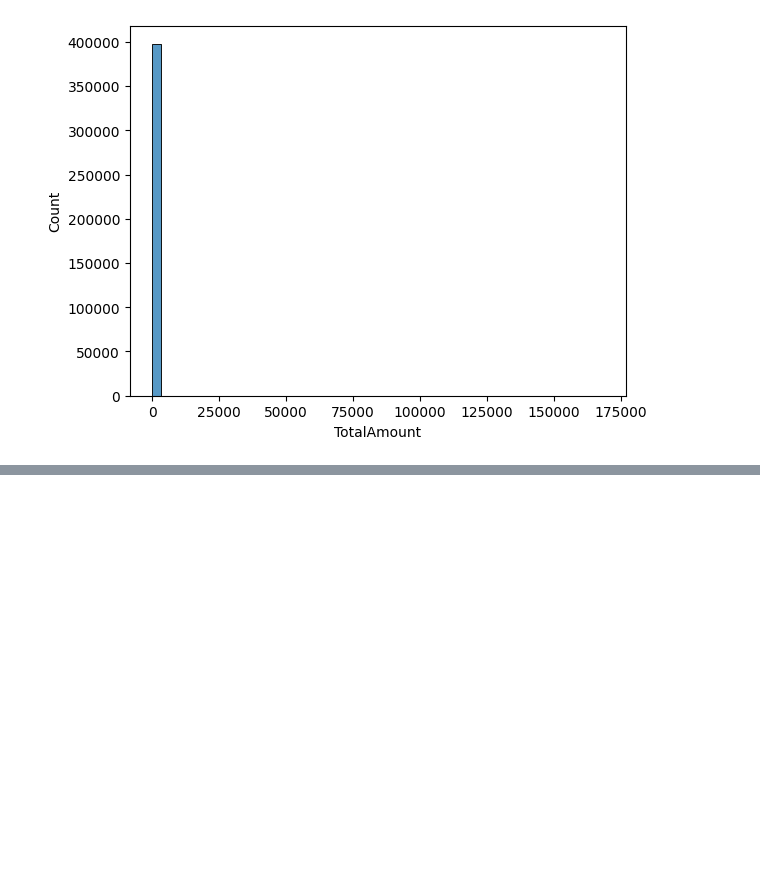
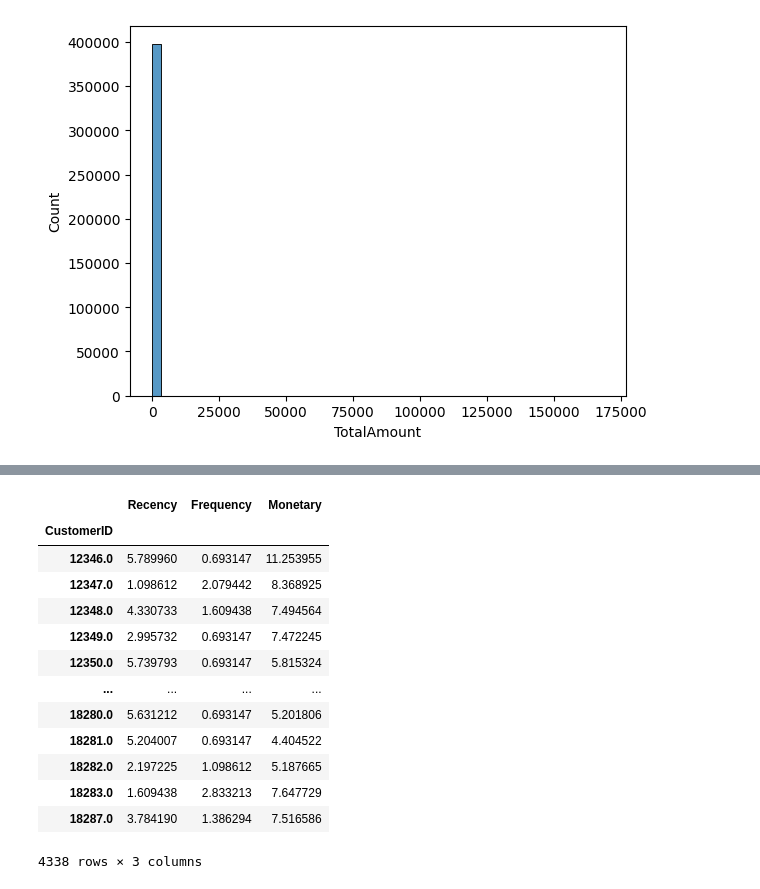
Before and after one commit to ojaspaul123/ML-Experiments, a Jupyter notebook: ML_Projects/Customer Segmentation/Customer_Segmentation.ipynb, the cells around one changed output, grey strips where cells are left out. Drawn from its saved outputs; the diff is of its cells as text; code cells hidden in the pictures; blank space fills up the shorter version.

```diff
--- a/ML_Projects/Customer Segmentation/Customer_Segmentation.ipynb
+++ b/ML_Projects/Customer Segmentation/Customer_Segmentation.ipynb
@@ -65,7 +65,6 @@ Data Cleaning and Preprocessing
 ---
 Data Cleaning and Preprocessing
 # %%
-new_df.drop(axis=1,columns='InvoiceDate',inplace=True)
 new_df = new_df.dropna(subset=['CustomerID'])
 new_df = new_df[~new_df['InvoiceNo'].astype(str).str.startswith('C')]
 new_df= new_df[new_df['Quantity'] > 0]
@@ -98,0 +128,17 @@ plt.show()
+# %%
+rfm_log
+# %% [output]
+|  | Recency | Frequency | Monetary |
+| CustomerID |  |  |  |
+| 12346.0 | 5.789960 | 0.693147 | 11.253955 |
+| 12347.0 | 1.098612 | 2.079442 | 8.368925 |
+| 12348.0 | 4.330733 | 1.609438 | 7.494564 |
+| 12349.0 | 2.995732 | 0.693147 | 7.472245 |
+| 12350.0 | 5.739793 | 0.693147 | 5.815324 |
+| ... | ... | ... | ... |
+| 18280.0 | 5.631212 | 0.693147 | 5.201806 |
+| 18281.0 | 5.204007 | 0.693147 | 4.404522 |
+| 18282.0 | 2.197225 | 1.098612 | 5.187665 |
+| 18283.0 | 1.609438 | 2.833213 | 7.647729 |
+| 18287.0 | 3.784190 | 1.386294 | 7.516586 |
+4338 rows × 3 columns
```
Also changed, not shown: parts of 22 cells of this notebook.
